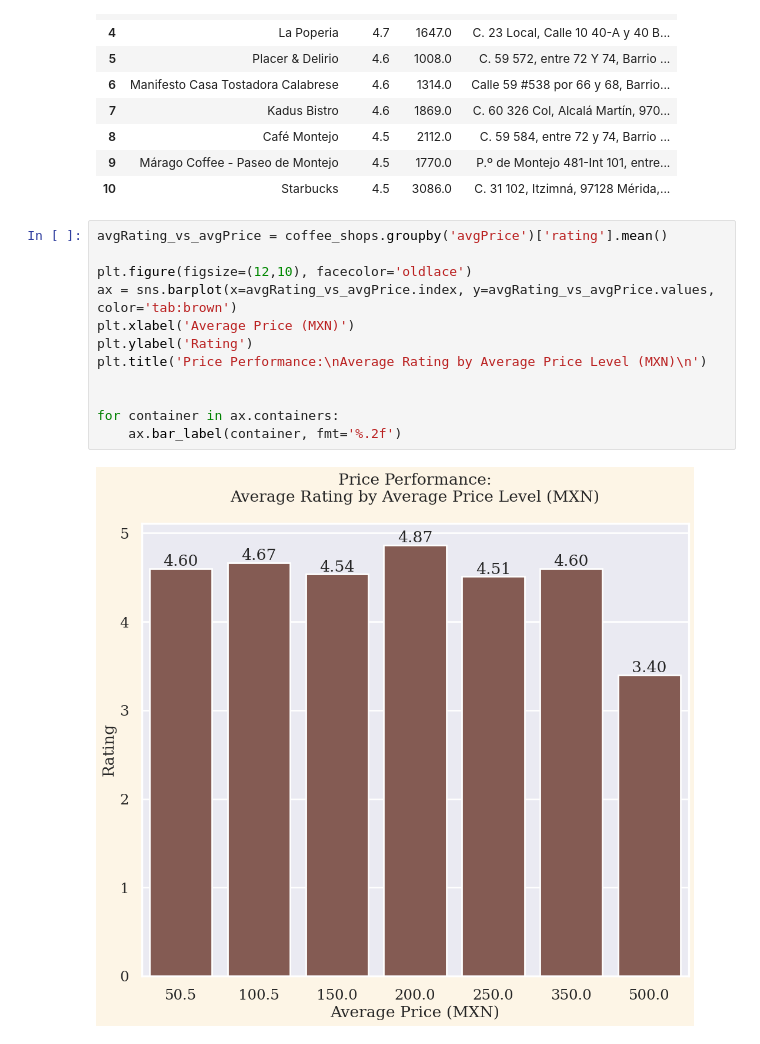
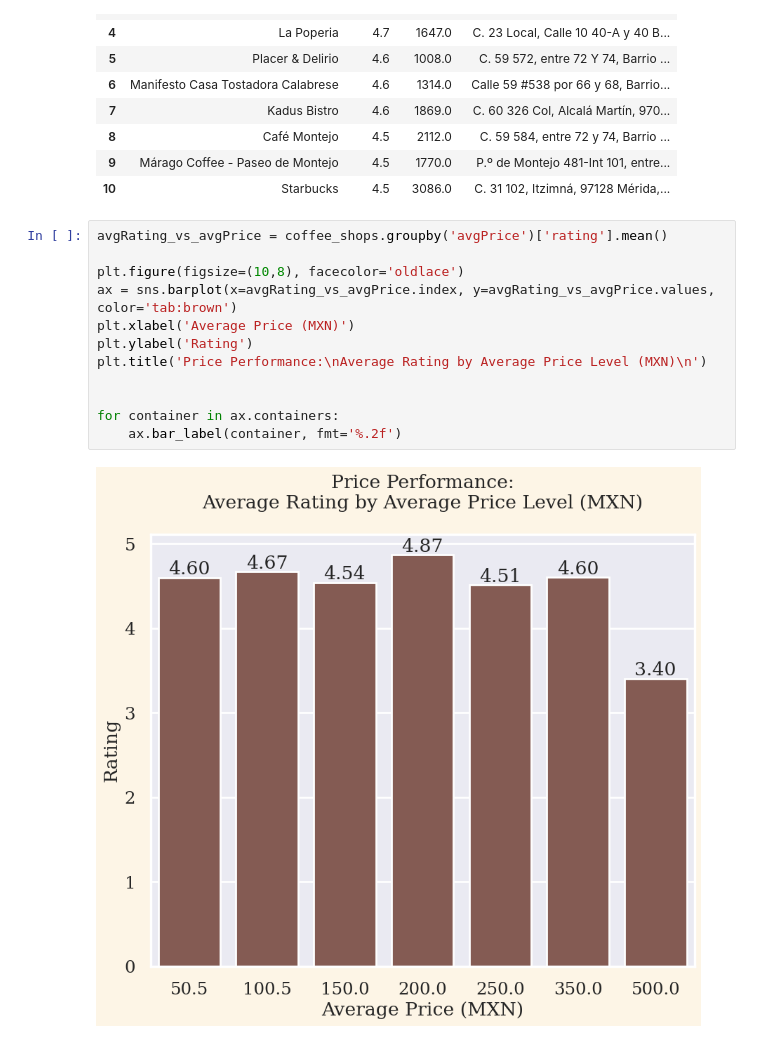
Before and after one commit to cj-chavarria/Merida-Coffee-Shops-Analysis, a Jupyter notebook: coffee-shops-analysis.ipynb, the cells around one changed output. Cells and saved outputs as stored; diff of their text form.

```diff
--- a/coffee-shops-analysis.ipynb
+++ b/coffee-shops-analysis.ipynb
@@ -182,14 +207,14 @@ best_coffee_shops.rename(columns={'displayName':'Name', 'rating':'Rating', 'user
 # %%
 avgRating_vs_avgPrice = coffee_shops.groupby('avgPrice')['rating'].mean()
 
-plt.figure(figsize=(12,10), facecolor='oldlace')
+plt.figure(figsize=(10,8), facecolor='oldlace')
 ax = sns.barplot(x=avgRating_vs_avgPrice.index, y=avgRating_vs_avgPrice.values, color='tab:brown')
 plt.xlabel('Average Price (MXN)')
 plt.ylabel('Rating')
 plt.title('Price Performance:\nAverage Rating by Average Price Level (MXN)\n')
 
 
 for container in ax.containers:
     ax.bar_label(container, fmt='%.2f')
 # %% [output]
-[figure, old version]
+[figure, new version]
```
Also changed, not shown: parts of 7 cells of this notebook, 1 other file.
